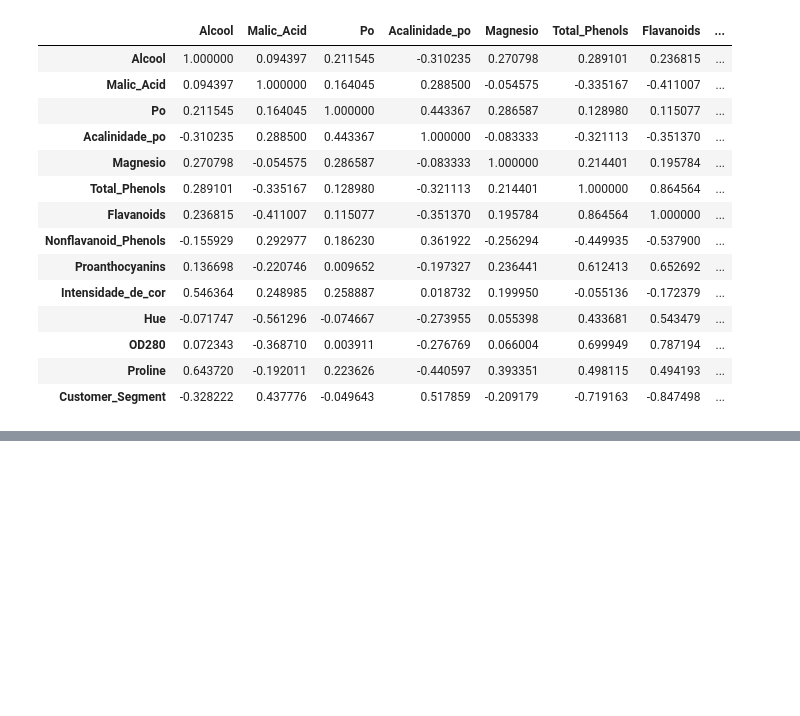
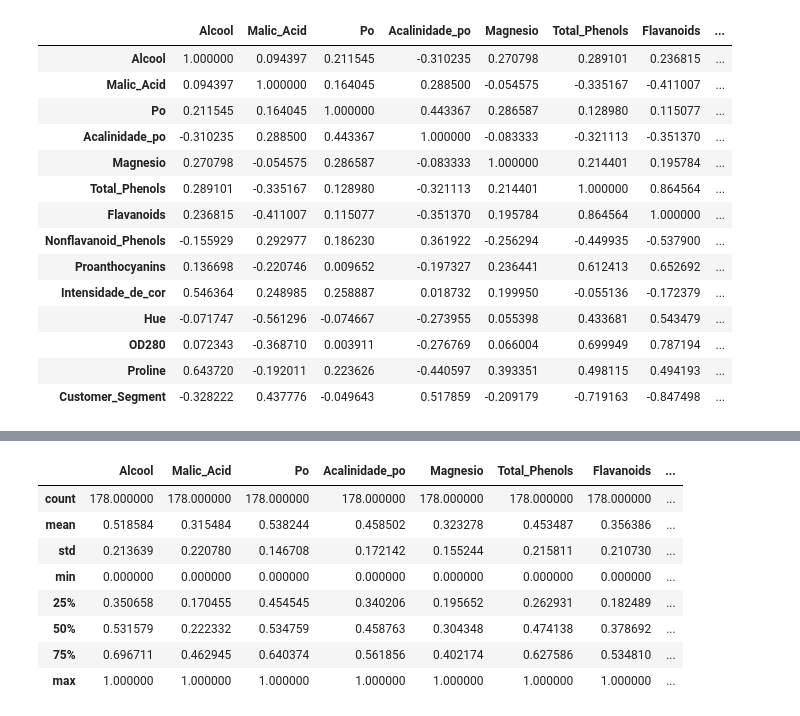
Before and after one commit to agostinhodesena/Aulas_Alura, a Jupyter notebook: Machine_Learning/Clustering_Basico/Clustering_Basico.ipynb, the cells around one changed output, grey strips where cells are left out. Drawn from its saved outputs; the diff is of its cells as text; code cells hidden in the pictures; blank space fills up the shorter version.

Commit message:
Atualização com aulas 2 e 3 do curso de Clustering Básico

```diff
--- a/Machine_Learning/Clustering_Basico/Clustering_Basico.ipynb
+++ b/Machine_Learning/Clustering_Basico/Clustering_Basico.ipynb
@@ -47,3 +26,6 @@ df = pd.read_csv('Wine.csv')
+# %%
+uri = "https://raw.githubusercontent.com/agostinhodesena/Aulas_Alura_Python/main/Machine_Learning/Clustering_Basico/Wine.csv"
+df = pd.read_csv(uri)
 # %%
 print("O dado possui", df.shape[0], "amostras e", df.shape[1], "atributos.")
 # %% [output]
@@ -99,0 +88,3 @@ ModuleNotFoundError: No module named 'biokit'
+# %%
+# Normalização manual: a maioria dos modelos de clusterização não trabalha bem com dados não-normalizados.
+atributos = df.columns
@@ -99,0 +99,4 @@ ModuleNotFoundError: No module named 'biokit'
+# %%
+# Min-Max Scaller: Mínimo = 0; Máximo = 1.
+for atributo in atributos:
+  df[atributo] = (df[atributo]-min(df[atributo]))/(max(df[atributo]) - min(df[atributo]))
@@ -99,0 +112,12 @@ ModuleNotFoundError: No module named 'biokit'
+# %%
+df.describe()
+# %% [output]
+|  | Alcool | Malic_Acid | Po | Acalinidade_po | Magnesio | Total_Phenols | Flavanoids | ... |
+| count | 178.000000 | 178.000000 | 178.000000 | 178.000000 | 178.000000 | 178.000000 | 178.000000 | ... |
+| mean | 0.518584 | 0.315484 | 0.538244 | 0.458502 | 0.323278 | 0.453487 | 0.356386 | ... |
+| std | 0.213639 | 0.220780 | 0.146708 | 0.172142 | 0.155244 | 0.215811 | 0.210730 | ... |
+| min | 0.000000 | 0.000000 | 0.000000 | 0.000000 | 0.000000 | 0.000000 | 0.000000 | ... |
+| 25% | 0.350658 | 0.170455 | 0.454545 | 0.340206 | 0.195652 | 0.262931 | 0.182489 | ... |
+| 50% | 0.531579 | 0.222332 | 0.534759 | 0.458763 | 0.304348 | 0.474138 | 0.378692 | ... |
+| 75% | 0.696711 | 0.462945 | 0.640374 | 0.561856 | 0.402174 | 0.627586 | 0.534810 | ... |
+| max | 1.000000 | 1.000000 | 1.000000 | 1.000000 | 1.000000 | 1.000000 | 1.000000 | ... |
```
Also changed, not shown: parts of 32 cells of this notebook.
